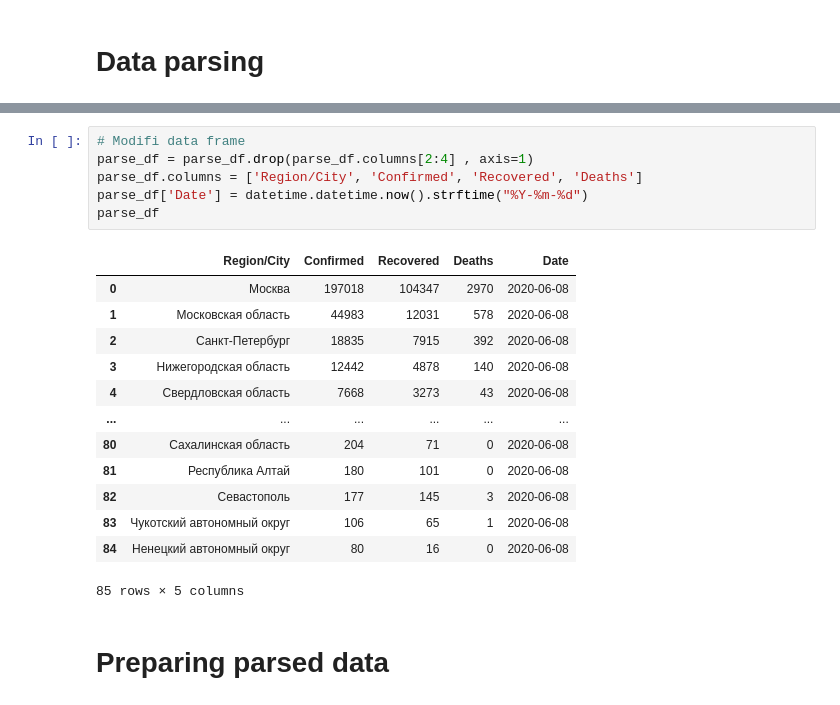
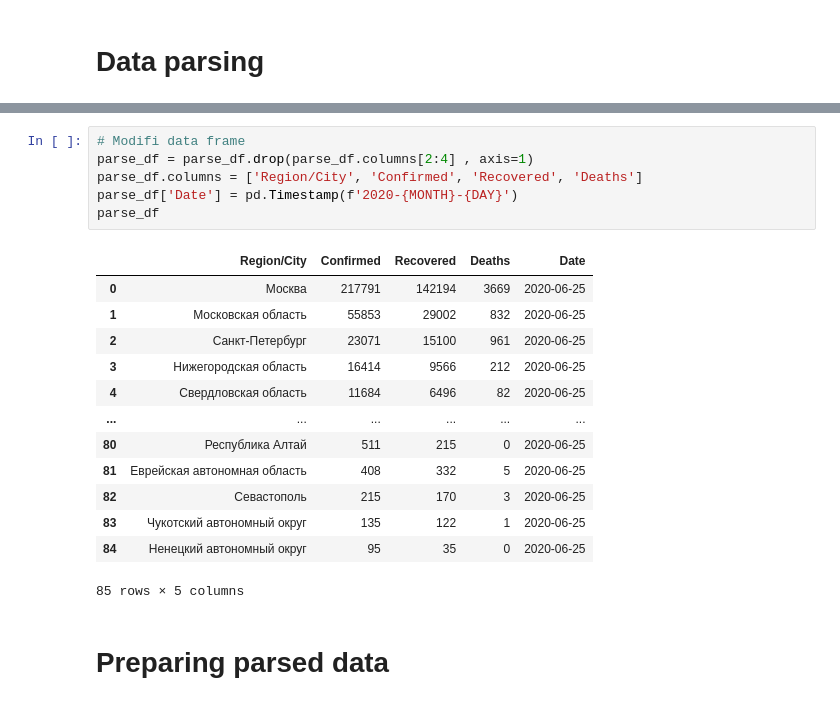
Before and after one commit to Kapral42/COVID-19_Russia_regions_data, a Jupyter notebook: data_parsing_SCRF.ipynb, the cells around one changed output, grey strips where cells are left out. Drawn from its saved outputs; the diff is of its cells as text.

```diff
--- a/data_parsing_SCRF.ipynb
+++ b/data_parsing_SCRF.ipynb
@@ -30,22 +30,22 @@ parse_df.head()
 # %%
 # Modifi data frame
 parse_df = parse_df.drop(parse_df.columns[2:4] , axis=1)
 parse_df.columns = ['Region/City', 'Confirmed', 'Recovered', 'Deaths']
-parse_df['Date'] = datetime.datetime.now().strftime("%Y-%m-%d")
+parse_df['Date'] = pd.Timestamp(f'2020-{MONTH}-{DAY}')
 parse_df
 # %% [output]
 |  | Region/City | Confirmed | Recovered | Deaths | Date |
-| 0 | Москва | 197018 | 104347 | 2970 | 2020-06-08 |
-| 1 | Московская область | 44983 | 12031 | 578 | 2020-06-08 |
-| 2 | Санкт-Петербург | 18835 | 7915 | 392 | 2020-06-08 |
-| 3 | Нижегородская область | 12442 | 4878 | 140 | 2020-06-08 |
-| 4 | Свердловская область | 7668 | 3273 | 43 | 2020-06-08 |
+| 0 | Москва | 217791 | 142194 | 3669 | 2020-06-25 |
+| 1 | Московская область | 55853 | 29002 | 832 | 2020-06-25 |
+| 2 | Санкт-Петербург | 23071 | 15100 | 961 | 2020-06-25 |
+| 3 | Нижегородская область | 16414 | 9566 | 212 | 2020-06-25 |
+| 4 | Свердловская область | 11684 | 6496 | 82 | 2020-06-25 |
 | ... | ... | ... | ... | ... | ... |
-| 80 | Сахалинская область | 204 | 71 | 0 | 2020-06-08 |
-| 81 | Республика Алтай | 180 | 101 | 0 | 2020-06-08 |
-| 82 | Севастополь | 177 | 145 | 3 | 2020-06-08 |
-| 83 | Чукотский автономный округ | 106 | 65 | 1 | 2020-06-08 |
-| 84 | Ненецкий автономный округ | 80 | 16 | 0 | 2020-06-08 |
+| 80 | Республика Алтай | 511 | 215 | 0 | 2020-06-25 |
+| 81 | Еврейская автономная область | 408 | 332 | 5 | 2020-06-25 |
+| 82 | Севастополь | 215 | 170 | 3 | 2020-06-25 |
+| 83 | Чукотский автономный округ | 135 | 122 | 1 | 2020-06-25 |
+| 84 | Ненецкий автономный округ | 95 | 35 | 0 | 2020-06-25 |
 85 rows × 5 columns
 # %% [markdown]
 # Preparing parsed data
```
Also changed, not shown: parts of 4 cells of this notebook, 12 other files.
